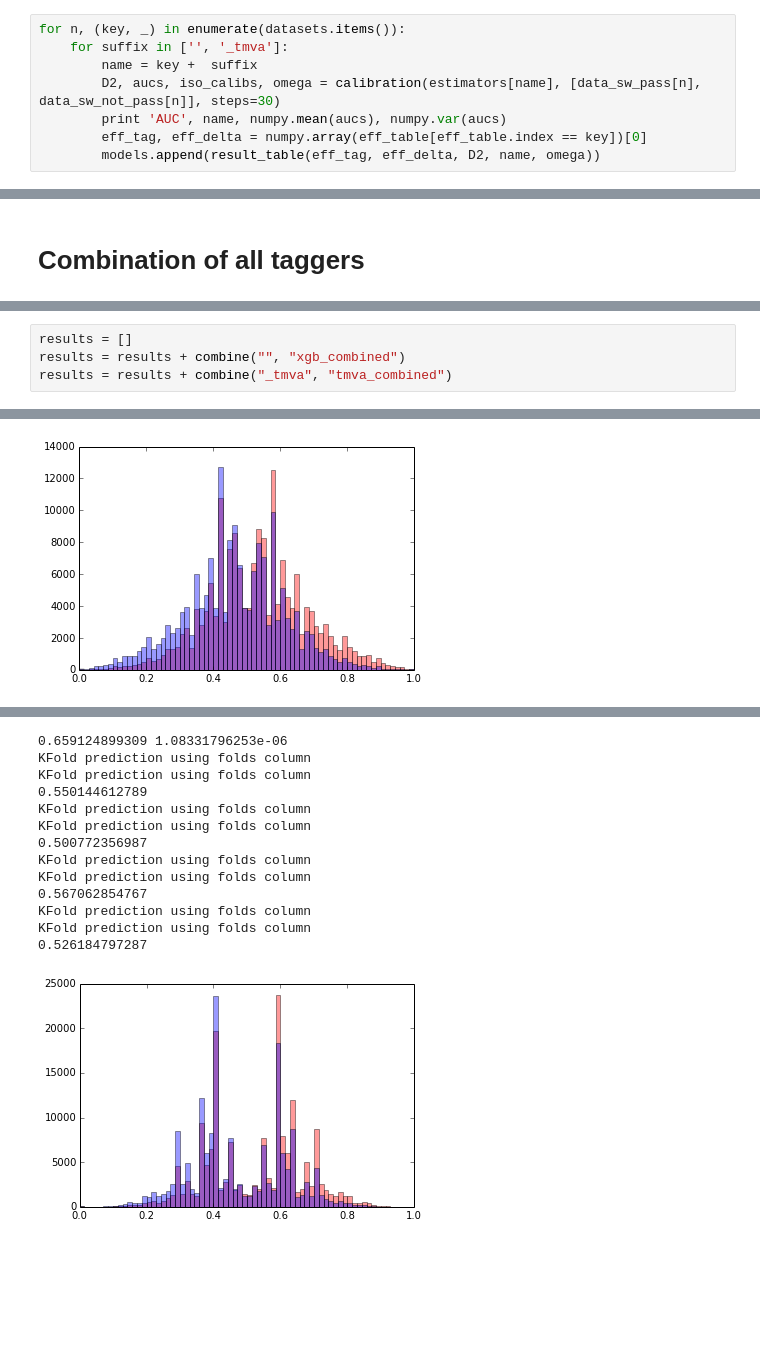
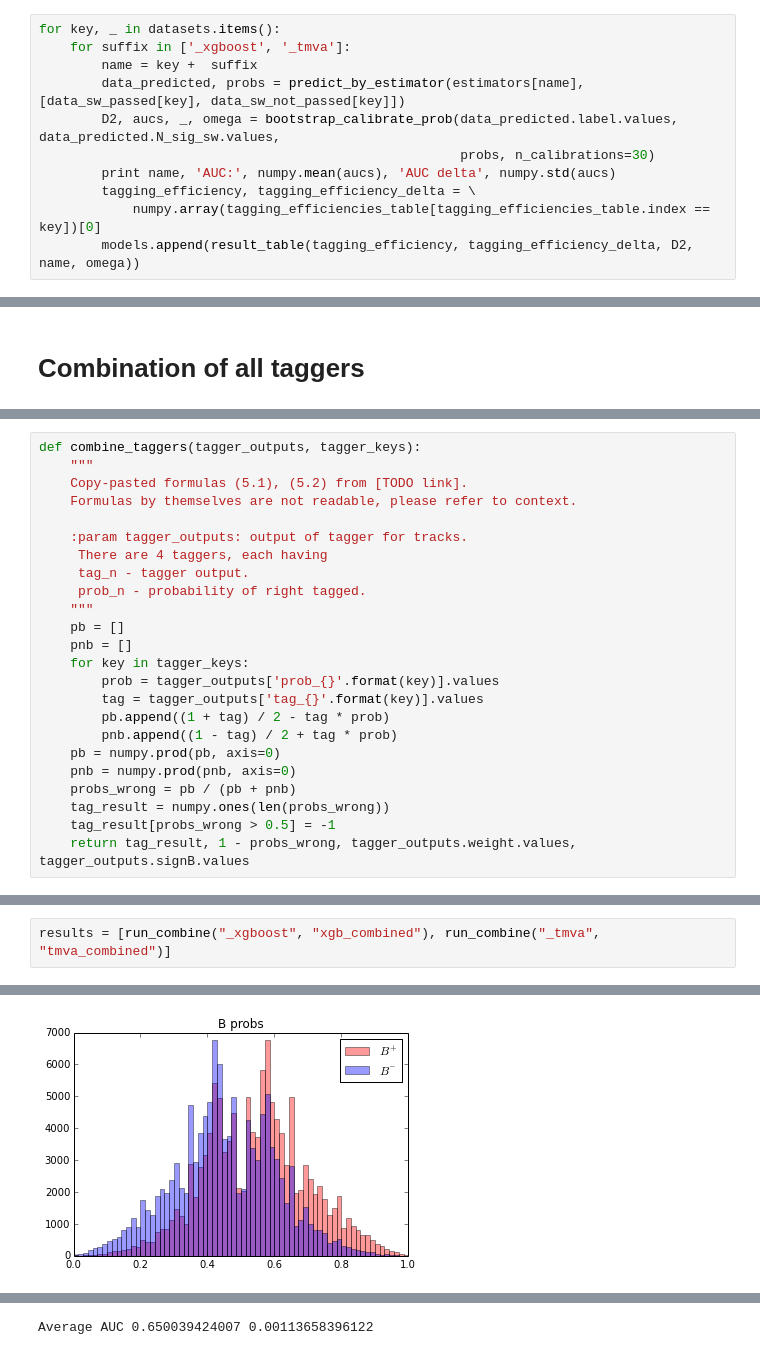
Before and after one commit to tlikhomanenko/tagging_LHCb, a Jupyter notebook: old-tagging.ipynb, the cells around one changed output, grey strips where cells are left out. Cells and saved outputs as stored; diff of their text form; blank space fills up the shorter version.

Commit message:
refactor; old tagging scheme checked

```diff
--- a/old-tagging.ipynb
+++ b/old-tagging.ipynb
@@ -189,13 +190,16 @@ $\mu$_tmva 0.527068436146
 # %%
 models = []
 # %%
-for n, (key, _) in enumerate(datasets.items()):
-    for suffix in ['', '_tmva']:
+for key, _ in datasets.items():
+    for suffix in ['_xgboost', '_tmva']:
         name = key +  suffix
-        D2, aucs, iso_calibs, omega = calibration(estimators[name], [data_sw_pass[n], data_sw_not_pass[n]], steps=30)
-        print 'AUC', name, numpy.mean(aucs), numpy.var(aucs)
-        eff_tag, eff_delta = numpy.array(eff_table[eff_table.index == key])[0]
-        models.append(result_table(eff_tag, eff_delta, D2, name, omega))
+        data_predicted, probs = predict_by_estimator(estimators[name], [data_sw_passed[key], data_sw_not_passed[key]])
+        D2, aucs, _, omega = bootstrap_calibrate_prob(data_predicted.label.values, data_predicted.N_sig_sw.values,
+                                                      probs, n_calibrations=30)
+        print name, 'AUC:', numpy.mean(aucs), 'AUC delta', numpy.std(aucs)
+        tagging_efficiency, tagging_efficiency_delta = \
+            numpy.array(tagging_efficiencies_table[tagging_efficiencies_table.index == key])[0]
+        models.append(result_table(tagging_efficiency, tagging_efficiency_delta, D2, name, omega))
 # %% [output]
 KFold prediction using folds column
 KFold prediction using folds column
@@ -302 +240,25 @@ def calibrate_B_prob(probs, labels, weights, steps=30):
+# %%
+def combine_taggers(tagger_outputs, tagger_keys):
+    """
+    Copy-pasted formulas (5.1), (5.2) from [TODO link].
+    Formulas by themselves are not readable, please refer to context.
+
+    :param tagger_outputs: output of tagger for tracks.
+     There are 4 taggers, each having
+     tag_n - tagger output.
+     prob_n - probability of right tagged.
+    """
+    pb = []
+    pnb = []
+    for key in tagger_keys:
+        prob = tagger_outputs['prob_{}'.format(key)].values
+        tag = tagger_outputs['tag_{}'.format(key)].values
+        pb.append((1 + tag) / 2 - tag * prob)
+        pnb.append((1 - tag) / 2 + tag * prob)
+    pb = numpy.prod(pb, axis=0)
+    pnb = numpy.prod(pnb, axis=0)
+    probs_wrong = pb / (pb + pnb)
+    tag_result = numpy.ones(len(probs_wrong))
+    tag_result[probs_wrong > 0.5] = -1
+    return tag_result, 1 - probs_wrong, tagger_outputs.weight.values, tagger_outputs.signB.values
 # %%
@@ -342,7 +315,5 @@ def combine(model_suffix="", model_name=""):
 # %%
-results = []
-results = results + combine("", "xgb_combined")
-results = results + combine("_tmva", "tmva_combined")
+results = [run_combine("_xgboost", "xgb_combined"), run_combine("_tmva", "tmva_combined")]
 # %% [output]
 KFold prediction using folds column
 KFold prediction using folds column
@@ -359,2 +327,2 @@ KFold prediction using folds column
-[figure, old version]
+[figure, new version]
 [figure]
@@ -363,14 +341 @@ AUC 0.659420286458
-0.659124899309 1.08331796253e-06
-KFold prediction using folds column
-KFold prediction using folds column
-0.550144612789
-KFold prediction using folds column
-KFold prediction using folds column
-0.500772356987
-KFold prediction using folds column
-KFold prediction using folds column
-0.567062854767
-KFold prediction using folds column
-KFold prediction using folds column
-0.526184797287
+Average AUC 0.650039424007 0.00113658396122
-[figure, old version]
```
Also changed, not shown: parts of 37 cells of this notebook, 1 other file.
